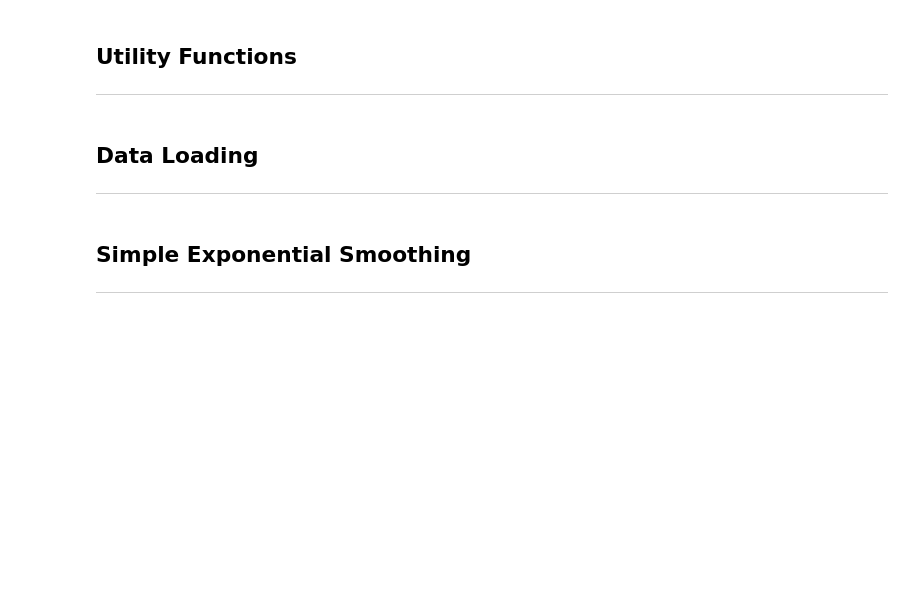
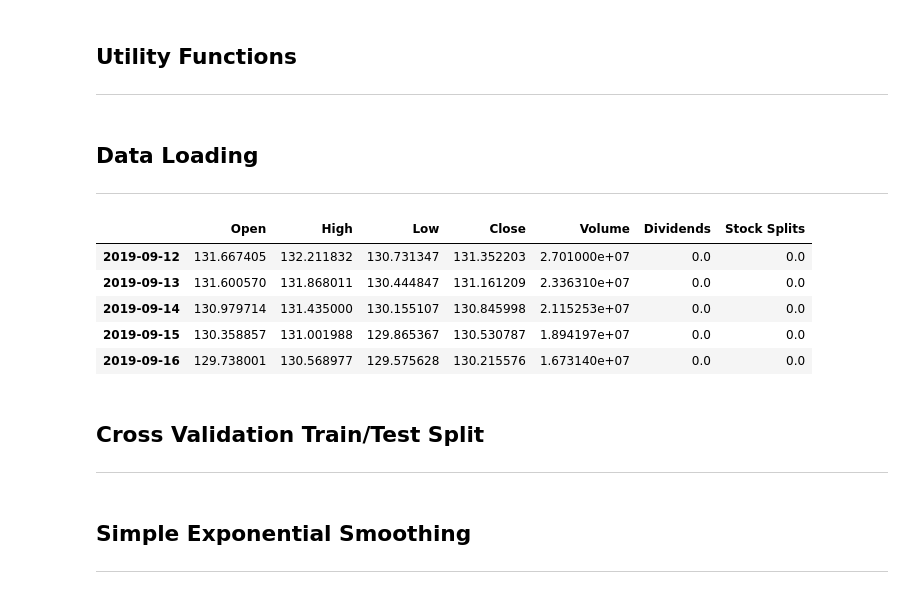
Before and after one commit to simrenbasra/timeseries, a Jupyter notebook: notebooks/02_forecasting_models/02-exponential_smoothing.ipynb, the cells around one changed output. Saved outputs shown, nothing was run; the diff lists cells and outputs as text; code cells hidden in the pictures; blank space fills up the shorter version.

```diff
--- a/notebooks/02_forecasting_models/02-exponential_smoothing.ipynb
+++ b/notebooks/02_forecasting_models/02-exponential_smoothing.ipynb
@@ -114,4 +115,4 @@ def fcast_evaluation(predicted, actual):
 ## Data Loading
 ----
 # %%
-raw_data = pd.read_csv('../../data/daily_data_clean.csv', index_col=0)
+raw_data = pd.read_csv('../../data/msft_cleaned.csv', index_col=0)
@@ -124,0 +119,16 @@ val_df = raw_data_filtered.loc[raw_data_filtered.index > "2024-04-29"]
+# %%
+raw_data.index = pd.to_datetime(raw_data.index)
+# %%
+raw_data = raw_data.asfreq('D')
+# %%
+raw_data.head(5)
+# %% [output]
+|  | Open | High | Low | Close | Volume | Dividends | Stock Splits |
+| 2019-09-12 | 131.667405 | 132.211832 | 130.731347 | 131.352203 | 2.701000e+07 | 0.0 | 0.0 |
+| 2019-09-13 | 131.600570 | 131.868011 | 130.444847 | 131.161209 | 2.336310e+07 | 0.0 | 0.0 |
+| 2019-09-14 | 130.979714 | 131.435000 | 130.155107 | 130.845998 | 2.115253e+07 | 0.0 | 0.0 |
+| 2019-09-15 | 130.358857 | 131.001988 | 129.865367 | 130.530787 | 1.894197e+07 | 0.0 | 0.0 |
+| 2019-09-16 | 129.738001 | 130.568977 | 129.575628 | 130.215576 | 1.673140e+07 | 0.0 | 0.0 |
+# %% [markdown]
+## Cross Validation Train/Test Split
+----
```
Also changed, not shown: parts of 38 cells of this notebook.
